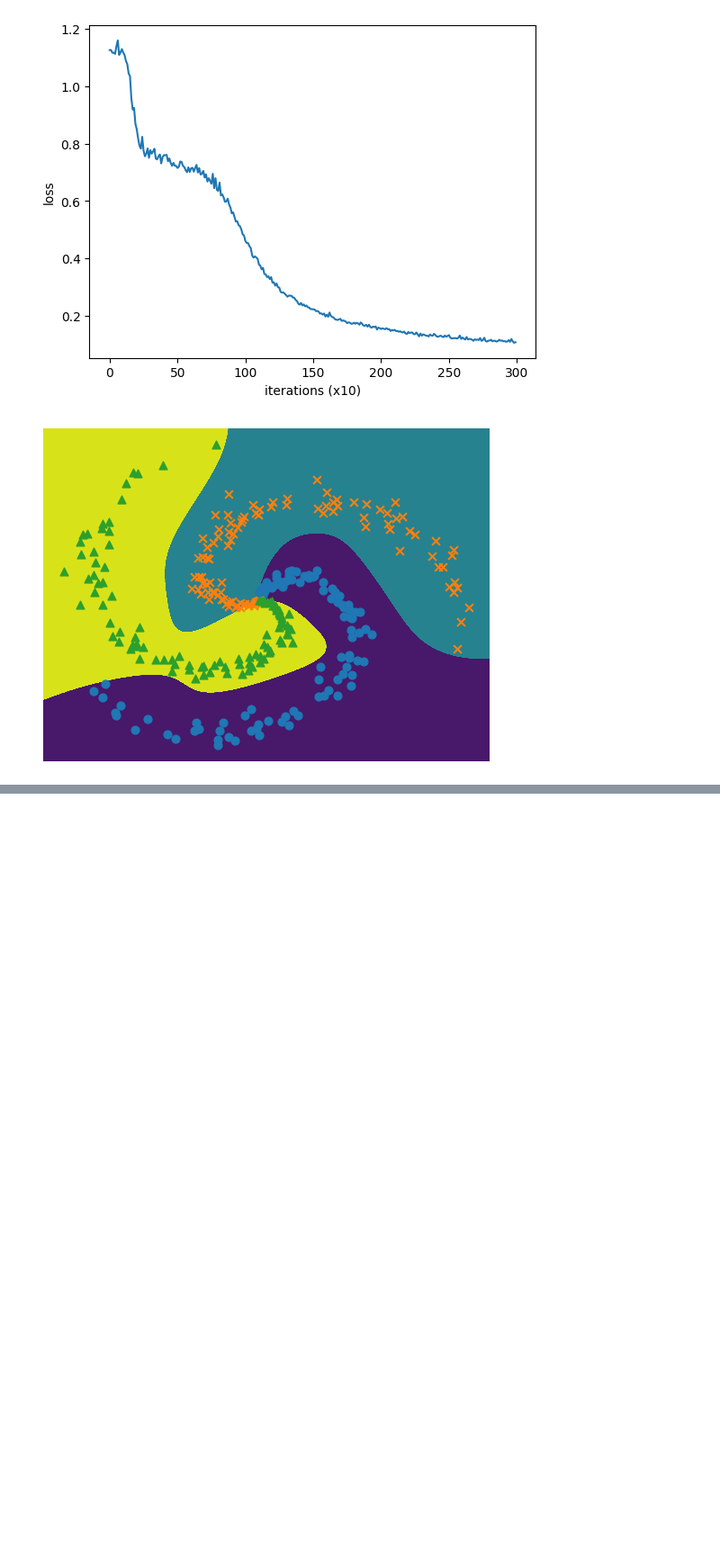
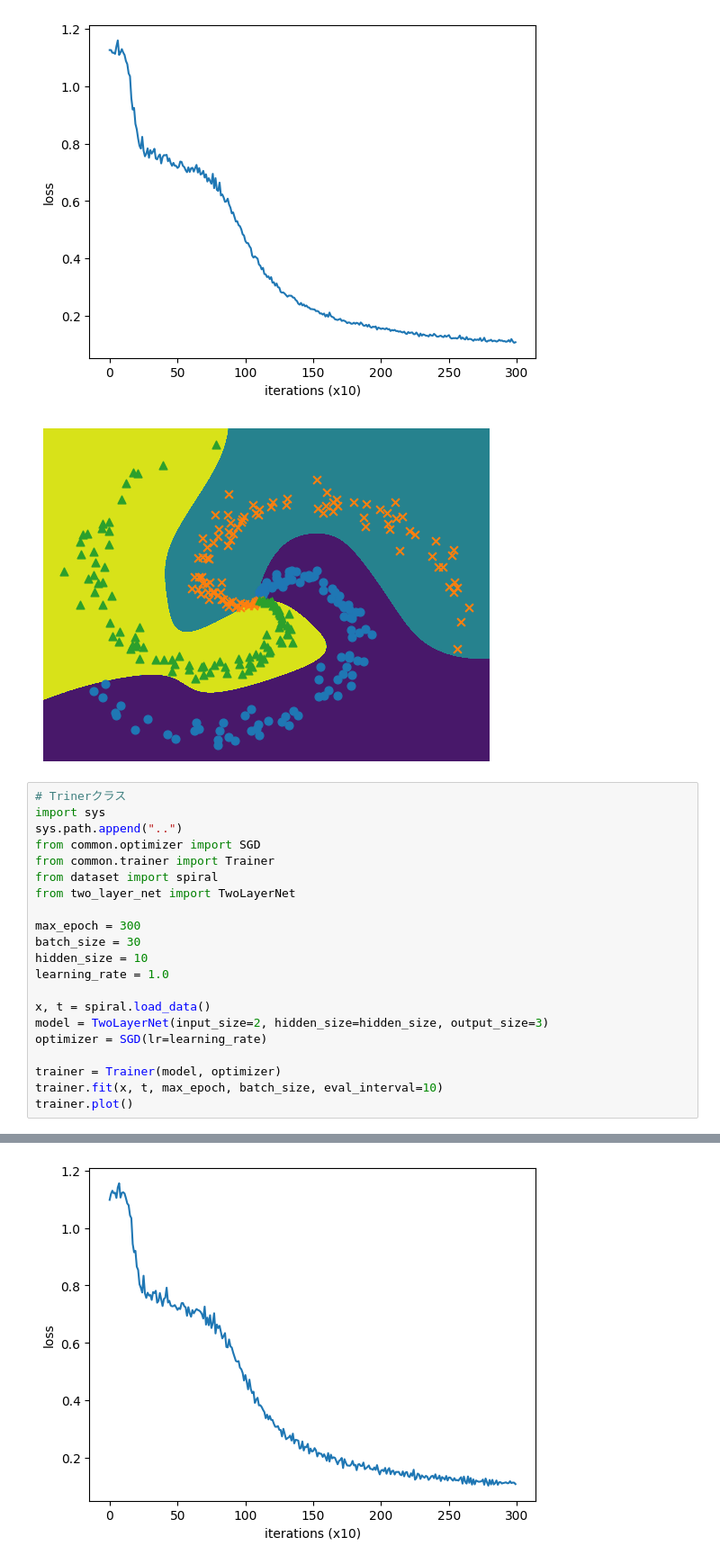
Before and after one commit to k6jf8wfhxh-ux/make-deep-learning-from-scratch-2, a Jupyter notebook: ch01/ch01_practice.ipynb, the cells around one changed output, grey strips where cells are left out. Shown at 90% size. Cells and saved outputs as stored; diff of their text form; blank space fills up the shorter version.

Commit message:
Trainerクラスの実装

```diff
--- a/ch01/ch01_practice.ipynb
+++ b/ch01/ch01_practice.ipynb
@@ -328,3 +328,25 @@ plt.show()
 | epoch 300 |  iter 10 / 10 | loss 0.11
 [figure]
 [figure]
+# %%
+# Trinerクラス
+import sys
+sys.path.append("..")
+from common.optimizer import SGD
+from common.trainer import Trainer
+from dataset import spiral
+from two_layer_net import TwoLayerNet
+
+max_epoch = 300
+batch_size = 30
+hidden_size = 10
+learning_rate = 1.0
+
+x, t = spiral.load_data()
+model = TwoLayerNet(input_size=2, hidden_size=hidden_size, output_size=3)
+optimizer = SGD(lr=learning_rate)
+
+trainer = Trainer(model, optimizer)
+trainer.fit(x, t, max_epoch, batch_size, eval_interval=10)
+trainer.plot()
+# %% [output]
@@ -330,0 +370 @@ plt.show()
+[figure, added]
```
Also changed, not shown: parts of 1 cell of this notebook, 1 other file.
